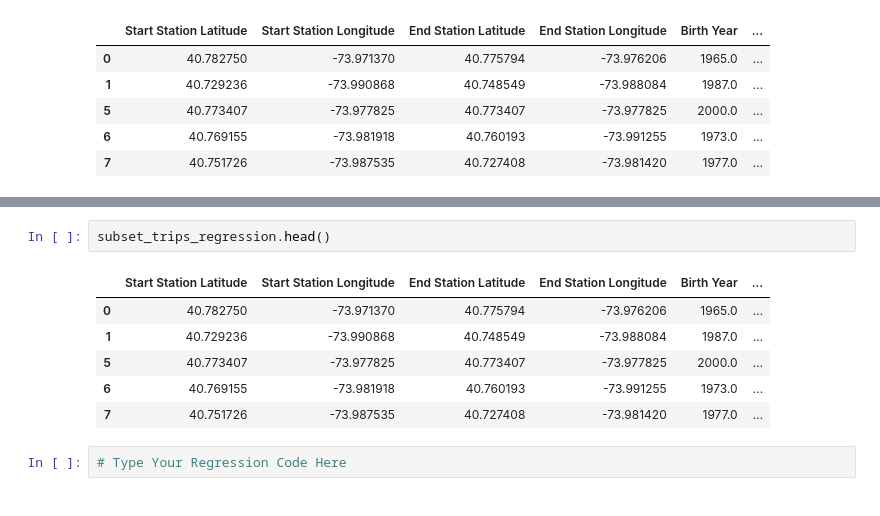
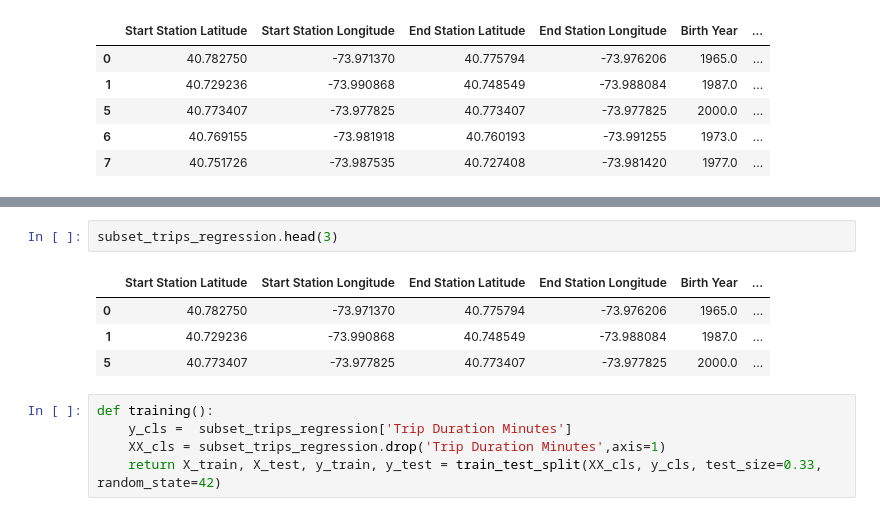
Before and after one commit to tuffacton/urbcomp-scripts, a Jupyter notebook: notebooks/homework_2.ipynb, the cells around one changed output, grey strips where cells are left out. Drawn from its saved outputs; the diff is of its cells as text.

```diff
--- a/notebooks/homework_2.ipynb
+++ b/notebooks/homework_2.ipynb
@@ -133,11 +170,12 @@ subset_trips_classification.head()
 # %%
-subset_trips_regression.head()
+subset_trips_regression.head(3)
 # %% [output]
 |  | Start Station Latitude | Start Station Longitude | End Station Latitude | End Station Longitude | Birth Year | ... |
 | 0 | 40.782750 | -73.971370 | 40.775794 | -73.976206 | 1965.0 | ... |
 | 1 | 40.729236 | -73.990868 | 40.748549 | -73.988084 | 1987.0 | ... |
 | 5 | 40.773407 | -73.977825 | 40.773407 | -73.977825 | 2000.0 | ... |
-| 6 | 40.769155 | -73.981918 | 40.760193 | -73.991255 | 1973.0 | ... |
-| 7 | 40.751726 | -73.987535 | 40.727408 | -73.981420 | 1977.0 | ... |
-# %%
-# Type Your Regression Code Here
+# %%
+def training():
+    y_cls =  subset_trips_regression['Trip Duration Minutes']
+    XX_cls = subset_trips_regression.drop('Trip Duration Minutes',axis=1)
+    return X_train, X_test, y_train, y_test = train_test_split(XX_cls, y_cls, test_size=0.33, random_state=42)
```
Also changed, not shown: parts of 11 cells of this notebook, 2 other files.
